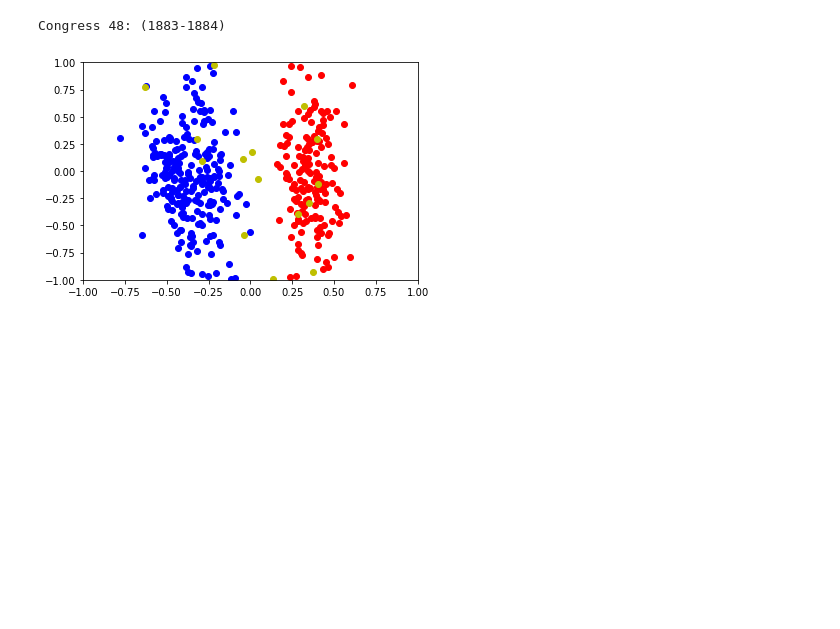
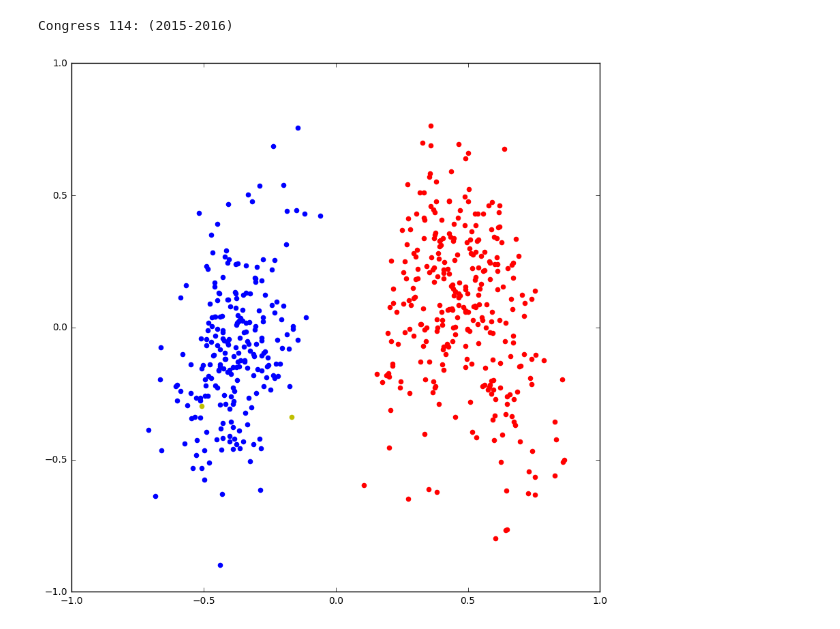
Before and after one commit to OrderFromChaos/politics-charting, a Jupyter notebook: DW-Nominate Chart of Congresses 1-114.ipynb, the cells around one changed output. Drawn from its saved outputs; the diff is of its cells as text; code cells hidden in the pictures; blank space fills up the shorter version.

```diff
--- a/DW-Nominate Chart of Congresses 1-114.ipynb
+++ b/DW-Nominate Chart of Congresses 1-114.ipynb
@@ -12,3 +5,22 @@ browser.close()
+# %%
+def getInfo(write_to_file=False):
+    from selenium import webdriver
+    # browser = webdriver.Chrome(r'/home/order/Videos/chromedriver/chromedriver') # Linux
+    browser = webdriver.Chrome(r'C:\Users\Syris Norelli\Downloads\ChromeDriver\ChromeDriver.exe') # Windows
+    browser.get('ftp://k7moa.com/junkord/HANDSL01114A20_STAND_ALONE_31.DAT')
+    browser.implicitly_wait(30)
+    text = browser.find_element_by_css_selector('body').text # It's just a text document
+    browser.close()
+    if write_to_file == True:
+        with open('congressdata.txt','w') as cdata:
+            cdata.write(text)
+        print('Wrote to file!')
+    return text
+
+# text = getInfo(write_to_file=True) # If you want to get the data from online
+with open('congressdata.txt','r') as cdata: # If you want to get the data from saved file
+    text = cdata.readlines()
+    text ='\n'.join([line for line in text])
 # %%
 def make_nice(congress_list):
     sliced = [[x[1:4], x[7:12], x[14:16], x[19], x[22:29], x[33:36], x[38], x[41], x[45:55], x[59:65], x[68:74], x[79:89], x[92:96], x[100:103], x[107:]] for x in congress_list]
@@ -29,34 +41,36 @@ def show_congress(congress, table):
      [17, '1821-1822'], [18, '1823-1824'], [19, '1825-1826'], [20, '1827-1828'], [21, '1829-1830'], [22, '1831-1832'], [23, '1833-1834'], [24, '1835-1836'],
      [25, '1837-1838'], [26, '1839-1840'], [27, '1841-1842'], [28, '1843-1844'], [29, '1845-1846'], [30, '1847-1848'], [31, '1849-1850'], [32, '1851-1852'],
      [33, '1853-1854'], [34, '1855-1856'], [35, '1857-1858'], [36, '1859-1860'], [37, '1861-1862'], [38, '1863-1864'], [39, '1865-1866'], [40, '1867-1868'],
      [41, '1869-1870'], [42, '1871-1872'], [43, '1873-1874'], [44, '1875-1876'], [45, '1877-1878'], [46, '1879-1880'], [47, '1881-1882'], [48, '1883-1884'],
      [49, '1885-1886'], [50, '1887-1888'], [51, '1889-1890'], [52, '1891-1892'], [53, '1893-1894'], [54, '1895-1896'], [55, '1897-1898'], [56, '1899-1900'],
      [57, '1901-1902'], [58, '1903-1904'], [59, '1905-1906'], [60, '1907-1908'], [61, '1909-1910'], [62, '1911-1912'], [63, '1913-1914'], [64, '1915-1916'],
      [65, '1917-1918'], [66, '1919-1920'], [67, '1921-1922'], [68, '1923-1924'], [69, '1925-1926'], [70, '1927-1928'], [71, '1929-1930'], [72, '1931-1932'],
      [73, '1933-1934'], [74, '1935-1936'], [75, '1937-1938'], [76, '1939-1940'], [77, '1941-1942'], [78, '1943-1944'], [79, '1945-1946'], [80, '1947-1948'],
      [81, '1949-1950'], [82, '1951-1952'], [83, '1953-1954'], [84, '1955-1956'], [85, '1957-1958'], [86, '1959-1960'], [87, '1961-1962'], [88, '1963-1964'],
      [89, '1965-1966'], [90, '1967-1968'], [91, '1969-1970'], [92, '1971-1972'], [93, '1973-1974'], [94, '1975-1976'], [95, '1977-1978'], [96, '1979-1980'],
      [97, '1981-1982'], [98, '1983-1984'], [99, '1985-1986'], [100, '1987-1988'], [101, '1989-1990'], [102, '1991-1992'], [103, '1993-1994'], [104, '1995-1996'],
      [105, '1997-1998'], [106, '1999-2000'], [107, '2001-2002'], [108, '2003-2004'], [109, '2005-2006'], [110, '2007-2008'], [111, '2009-2010'], [112, '2011-2012'],
      [113, '2013-2014'], [114, '2015-2016'], [115, '2017-2018']]
 
     specific_years = congress_years[int(congress)-1][1]
     print('Congress ' + congress + ': (' + specific_years + ')')
     # plt.clf() # Probably unnecessary in Jupyter
     dems = [[x[9],x[10]] for x in numbers if x[5] == 100]
     repubs = [[x[9],x[10]] for x in numbers if x[5] == 200]
     others = [[x[9],x[10]] for x in numbers if x[5] != 100 and x[5] != 200]
     plt.scatter([x[0] for x in dems], [x[1] for x in dems], color='b')
     plt.scatter([x[0] for x in repubs], [x[1] for x in repubs], color='r')
     plt.scatter([x[0] for x in others], [x[1] for x in others], color='y')
     plt.axis([-1, 1, -1, 1])
     plt.show()
+main_table = text.split('\n')
 
-main_table = text.split('\n')
-show_congress(int(rand(1,114)), main_table)
+chart_size = 10
+plt.rcParams['figure.figsize'] = (chart_size,chart_size)
+show_congress(114, main_table)
 # for i in range(1,115):
 #     #print('Congress ' + str(i) + ':')
 #     show_congress(i, main_table)
 # %% [output]
-Congress 48: (1883-1884)
+Congress 114: (2015-2016)
-[figure, old version]
+[figure, new version]
```
Also changed, not shown: parts of 2 cells of this notebook, 1 other file.
